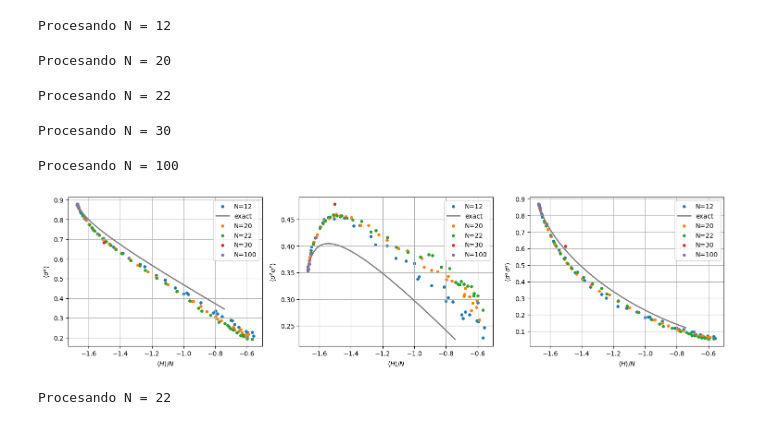
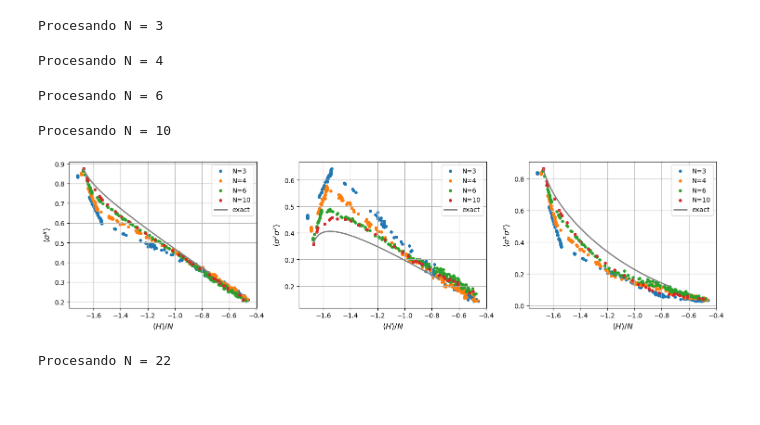
Before and after one commit to ismaelcastrouimp/TFM, a Jupyter notebook: notebooks/Renyi_vs_canonical.ipynb, the cells around one changed output. Cells and saved outputs as stored; diff of their text form; code cells hidden in the pictures; blank space fills up the shorter version.

```diff
--- a/notebooks/Renyi_vs_canonical.ipynb
+++ b/notebooks/Renyi_vs_canonical.ipynb
@@ -9,7 +9,7 @@ from scipy.ndimage import uniform_filter1d
 import os
 from tqdm import tqdm
 # %%
-N = 9
+N = 4
 data_file = f"../data/N{N}/results_N{N}_vs_T.json"
 with open(data_file, "r") as f:
     data = json.load(f)
@@ -36,10 +36,10 @@ def hamiltonian_system_and_extended(J_ZZ, J_XX, h_x, h_z, N, hi_system, hi_exten
         H_extended += J_XX * sigmax(hi_extended, i) @ sigmax(hi_extended, (i + 1) % N)
     return H_system, H_extended
 
-J_ZZ       = 0.0
-J_XX       = -1.0
-h_x        = -0.5
-h_z        = 1.05
+J_ZZ       = -1.0
+J_XX       = 0.0
+h_x        = -1.5
+h_z        = 0.0
 hi_system = nk.hilbert.Spin(s=1/2, N=N)
 hi_extended = nk.hilbert.Spin(s=1/2, N=2*N)
 H_system, H_extended = hamiltonian_system_and_extended(J_ZZ, J_XX, h_x, h_z, N, hi_system, hi_extended)
@@ -420,5 +713,5 @@ plt.show()
 # %%
-N_list = [12, 20, 22, 30, 100]
+N_list = [3, 4, 6, 10]
 
 fig, axes = plt.subplots(1, 3, figsize=(15, 4))
 
@@ -427,32 +720,26 @@ exact_drawn = True
 for N in N_list:
     T_array = check_temperatures(N)
     T_array = T_array[T_array >= 0.05]
-    if N == 12:
+    if N == 10:
         exact_drawn = False
     print(f"\nProcesando N = {N}")
 
-    # Hilbert spaces
     hi_system = nk.hilbert.Spin(s=1/2, N=N)
     hi_extended = nk.hilbert.Spin(s=1/2, N=2*N)
-
-    # Hamiltonianos
-    H_system, H_extended = hamiltonian_system_and_extended(Gamma, V, N, hi_system, hi_extended)
+    H_system, H_extended = hamiltonian_system_and_extended(J_ZZ, J_XX, h_x, h_z, N, hi_system, hi_extended)
 
     # diagonalización exacta
     if not exact_drawn:
         H_matrix = H_system.to_dense()
         eigvals, eigvecs = np.linalg.eigh(H_matrix)
 
-    # Observables
     O_x = sum(sigmax(hi_system, i) for i in range(N)) / N
     O_zz = sum(sigmaz(hi_system, i) @ sigmaz(hi_system, (i + 1) % N) for i in range(N)) / N
     O_xx = sum(sigmax(hi_system, i) @ sigmax(hi_system, (i + 1) % N) for i in range(N)) / N
-
     O_x_ext = sum(sigmax(hi_extended, i) for i in range(N)) / N
     O_zz_ext = sum(sigmaz(hi_extended, i) @ sigmaz(hi_extended, (i + 1) % N) for i in range(N)) / N
     O_xx_ext = sum(sigmax(hi_extended, i) @ sigmax(hi_extended, (i + 1) % N) for i in range(N)) / N
 
-    # Vstate
     sampler = nk.sampler.ARDirectSampler(hi_extended)
     model = nk.models.ARNNDense(hilbert=hi_extended, layers=1, features=16, activation=jax.nn.gelu)
     if N==30:
@@ -463,7 +750,6 @@ for N in N_list:
         vstate.chunk_size = 256*4
 
 
-    # Arrays resultados
     energies_renyi = []
     sx_renyi = []
     szz_renyi = []
@@ -473,7 +759,6 @@ for N in N_list:
     szz_exact = []
     sxx_exact = []
 
-    # Loop en temperatura
     for T in tqdm(T_array, desc=f"N={N}"):
         # Rényi
         load_params(N, T, vstate)
@@ -487,7 +772,6 @@ for N in N_list:
         szz_renyi.append(corr_zz)
         sxx_renyi.append(corr_xx)
 
-        # Exacto
         if not exact_drawn:
             beta = 1.0 / T
             weights = np.exp(-beta * eigvals)
@@ -501,42 +785,40 @@ for N in N_list:
             sx_exact.append(mx_exact)
             szz_exact.append(corr_zz_exact)
             sxx_exact.append(corr_xx_exact)
 
-    # Plot Rényi
+
     axes[0].scatter(energies_renyi, sx_renyi, s=15, label=f"N={N}")
     axes[1].scatter(energies_renyi, szz_renyi, s=15, label=f"N={N}")
     axes[2].scatter(energies_renyi, sxx_renyi, s=15, label=f"N={N}")
 
-    # Plot exacto (una vez)
+
     if not exact_drawn:
         axes[0].plot(energies_exact, sx_exact, color="gray", linewidth=2, label="exact")
         axes[1].plot(energies_exact, szz_exact, color="gray", linewidth=2, label="exact")
         axes[2].plot(energies_exact, sxx_exact, color="gray", linewidth=2, label="exact")
         exact_drawn = True
 
 
-# Formato final
 axes[0].set_xlabel(r"$\langle H \rangle / N$")
 axes[1].set_xlabel(r"$\langle H \rangle / N$")
 axes[2].set_xlabel(r"$\langle H \rangle / N$")
 
 axes[0].set_ylabel(r"$\langle \sigma^x \rangle$")
 axes[1].set_ylabel(r"$\langle \sigma^z \sigma^z \rangle$")
 axes[2].set_ylabel(r"$\langle \sigma^x \sigma^x \rangle$")
 
 for ax in axes:
     ax.grid(True)
     ax.legend()
 
 plt.tight_layout()
 plt.show()
 # %% [output]
-Procesando N = 12
+Procesando N = 3
-Procesando N = 20
+Procesando N = 4
-Procesando N = 22
+Procesando N = 6
-Procesando N = 30
+Procesando N = 10
-Procesando N = 100
-[figure, old version]
+[figure, new version]
 # %%
 N_list = [22, 30, 100]
 
```
Also changed, not shown: parts of 4 cells of this notebook.
